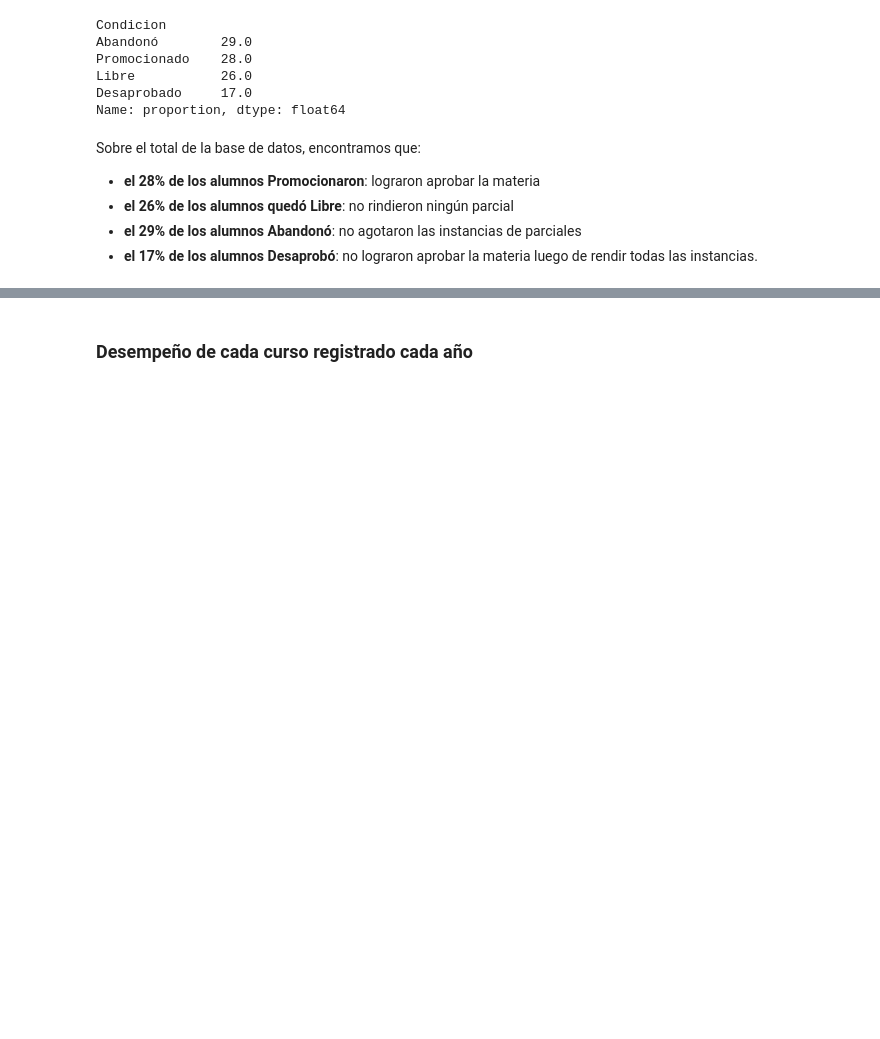
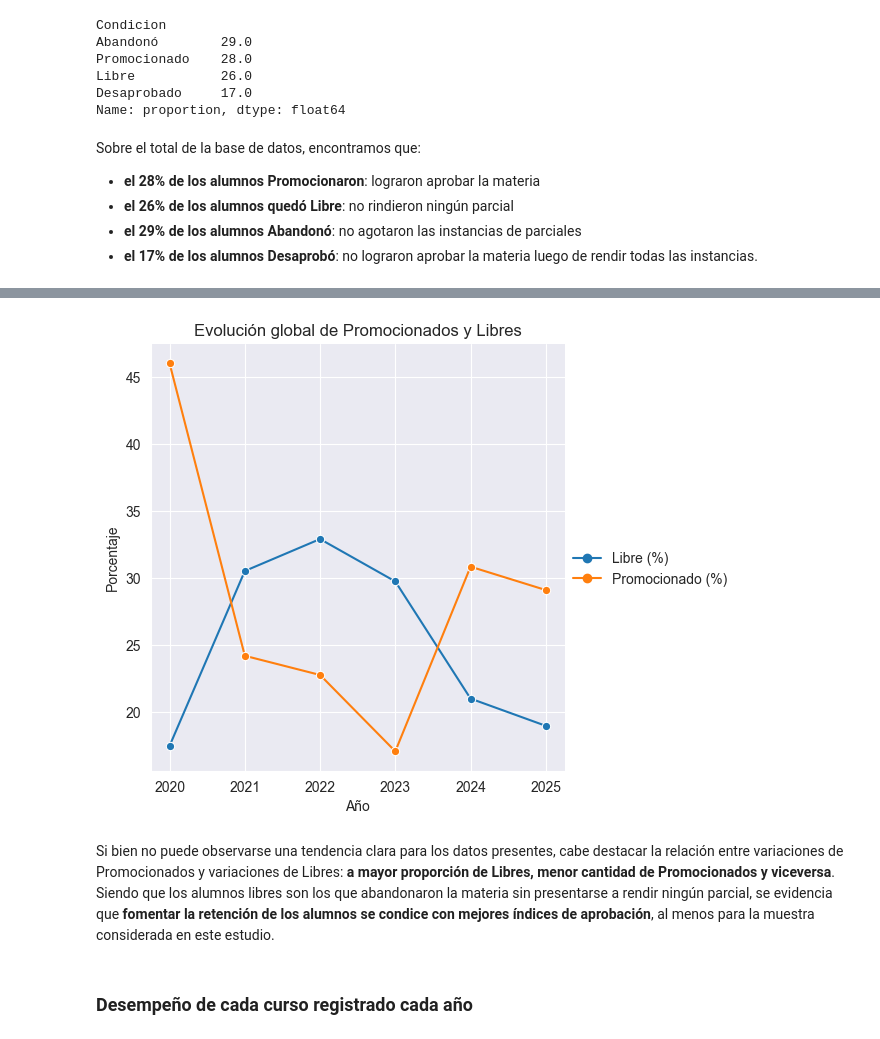
Before and after one commit to juanjogervasio/Intro-courses-analysis, a Jupyter notebook: notebooks/Analisis.ipynb, the cells around one changed output, grey strips where cells are left out. Saved outputs shown, nothing was run; the diff lists cells and outputs as text; code cells hidden in the pictures; blank space fills up the shorter version.

```diff
--- a/notebooks/Analisis.ipynb
+++ b/notebooks/Analisis.ipynb
@@ -226,3 +309,14 @@ Sobre el total de la base de datos, encontramos que:
+# %%
+# Realizo un gráfico para mostrar la evolución de Promocionados y Libres en el tiempo
+subset_table = tabla[["Año", "Libre (%)", "Promocionado (%)"]].set_index("Año")
+sns.relplot( subset_table, kind="line", marker="o", dashes=False )
+plt.ylabel("Porcentaje")
+plt.title("Evolución global de Promocionados y Libres")
+plt.show()
+# %% [output]
+[figure, added]
+# %% [markdown]
+Si bien no puede observarse una tendencia clara para los datos presentes, cabe destacar la relación entre variaciones de Promocionados y variaciones de Libres: **a mayor proporción de Libres, menor cantidad de Promocionados y viceversa**. Siendo que los alumnos libres son los que abandonaron la materia sin presentarse a rendir ningún parcial, se evidencia que **fomentar la retención de los alumnos se condice con mejores índices de aprobación**, al menos para la muestra considerada en este estudio.
 # %% [markdown]
 ### Desempeño de cada curso registrado cada año
 # %% [markdown]
```
Also changed, not shown: parts of 16 cells of this notebook, 2 other files.
